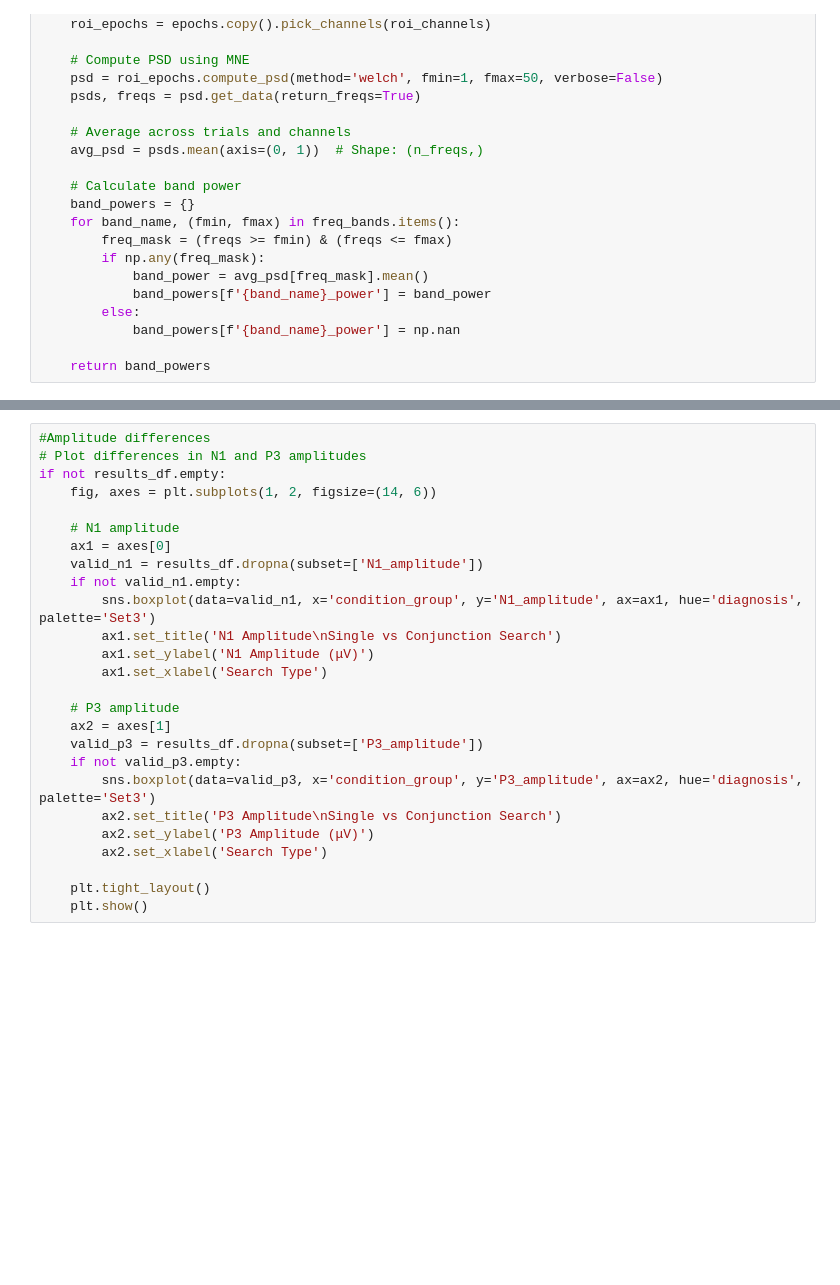
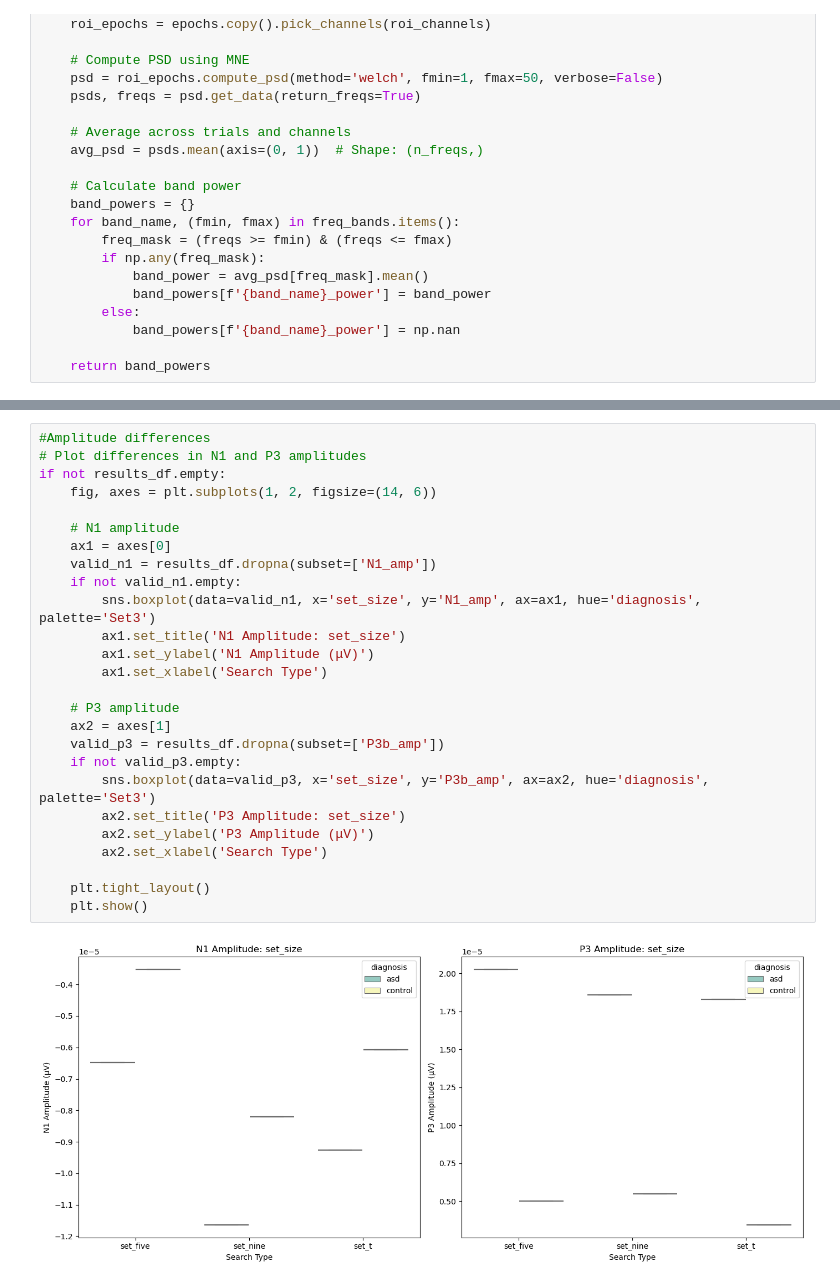
Before and after one commit to aabeaudry/Q1K_VS_EEG, a Jupyter notebook: EEG_data.ipynb, the cells around one changed output, grey strips where cells are left out. Drawn from its saved outputs; the diff is of its cells as text; blank space fills up the shorter version.

```diff
--- a/EEG_data.ipynb
+++ b/EEG_data.ipynb
@@ -934,29 +1023,31 @@ if not results_df.empty:
 # %%
 #Amplitude differences
 # Plot differences in N1 and P3 amplitudes
 if not results_df.empty:
     fig, axes = plt.subplots(1, 2, figsize=(14, 6))
 
     # N1 amplitude
     ax1 = axes[0]
-    valid_n1 = results_df.dropna(subset=['N1_amplitude'])
+    valid_n1 = results_df.dropna(subset=['N1_amp'])
     if not valid_n1.empty:
-        sns.boxplot(data=valid_n1, x='condition_group', y='N1_amplitude', ax=ax1, hue='diagnosis', palette='Set3')
-        ax1.set_title('N1 Amplitude\nSingle vs Conjunction Search')
+        sns.boxplot(data=valid_n1, x='set_size', y='N1_amp', ax=ax1, hue='diagnosis', palette='Set3')
+        ax1.set_title('N1 Amplitude: set_size')
         ax1.set_ylabel('N1 Amplitude (μV)')
         ax1.set_xlabel('Search Type')
 
     # P3 amplitude
     ax2 = axes[1]
-    valid_p3 = results_df.dropna(subset=['P3_amplitude'])
+    valid_p3 = results_df.dropna(subset=['P3b_amp'])
     if not valid_p3.empty:
-        sns.boxplot(data=valid_p3, x='condition_group', y='P3_amplitude', ax=ax2, hue='diagnosis', palette='Set3')
-        ax2.set_title('P3 Amplitude\nSingle vs Conjunction Search')
+        sns.boxplot(data=valid_p3, x='set_size', y='P3b_amp', ax=ax2, hue='diagnosis', palette='Set3')
+        ax2.set_title('P3 Amplitude: set_size')
         ax2.set_ylabel('P3 Amplitude (μV)')
         ax2.set_xlabel('Search Type')
 
     plt.tight_layout()
     plt.show()
+# %% [output]
+[figure, added]
 # %%
 #Latency differences
 
```
Also changed, not shown: parts of 52 cells of this notebook.
